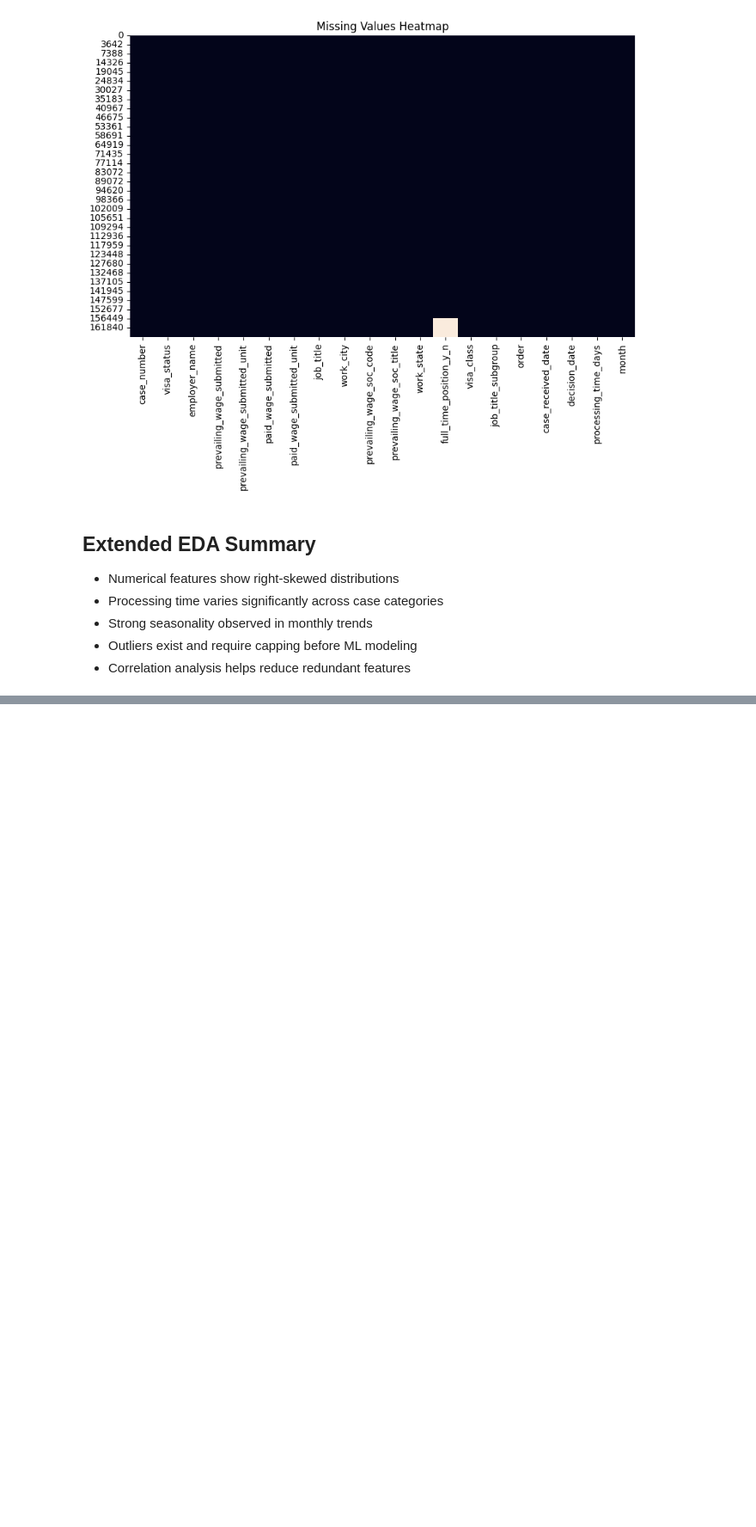
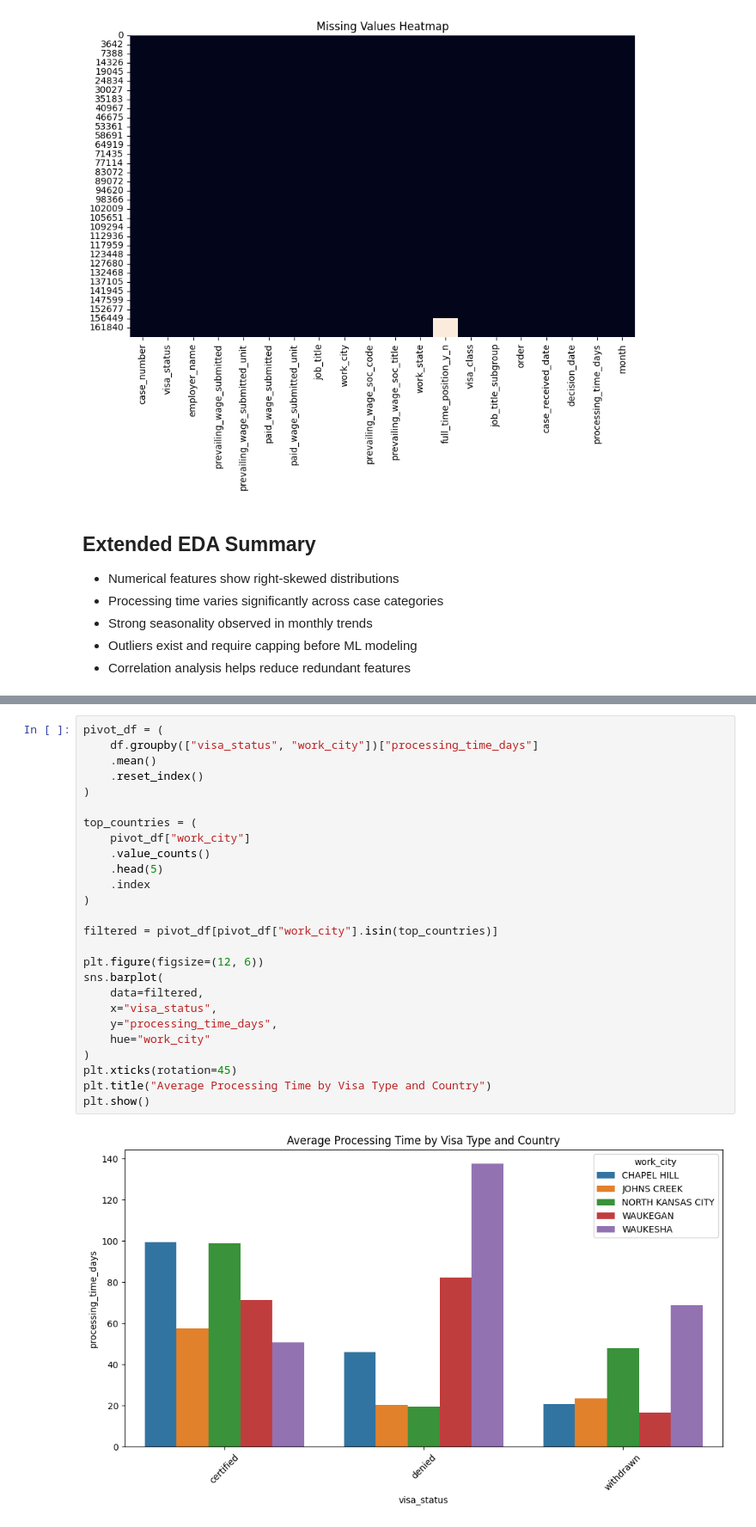
Before and after one commit to Devax27/AI-Enabled-Visa-Processing-Estimator, a Jupyter notebook: eda.ipynb, the cells around one changed output, grey strips where cells are left out. Shown at 86% size. Drawn from its saved outputs; the diff is of its cells as text; blank space fills up the shorter version.

```diff
--- a/eda.ipynb
+++ b/eda.ipynb
@@ -166,0 +178,28 @@ plt.show()
+# %%
+pivot_df = (
+    df.groupby(["visa_status", "work_city"])["processing_time_days"]
+    .mean()
+    .reset_index()
+)
+
+top_countries = (
+    pivot_df["work_city"]
+    .value_counts()
+    .head(5)
+    .index
+)
+
+filtered = pivot_df[pivot_df["work_city"].isin(top_countries)]
+
+plt.figure(figsize=(12, 6))
+sns.barplot(
+    data=filtered,
+    x="visa_status",
+    y="processing_time_days",
+    hue="work_city"
+)
+plt.xticks(rotation=45)
+plt.title("Average Processing Time by Visa Type and Country")
+plt.show()
+# %% [output]
+[figure, added]
```
Also changed, not shown: parts of 3 cells of this notebook.
